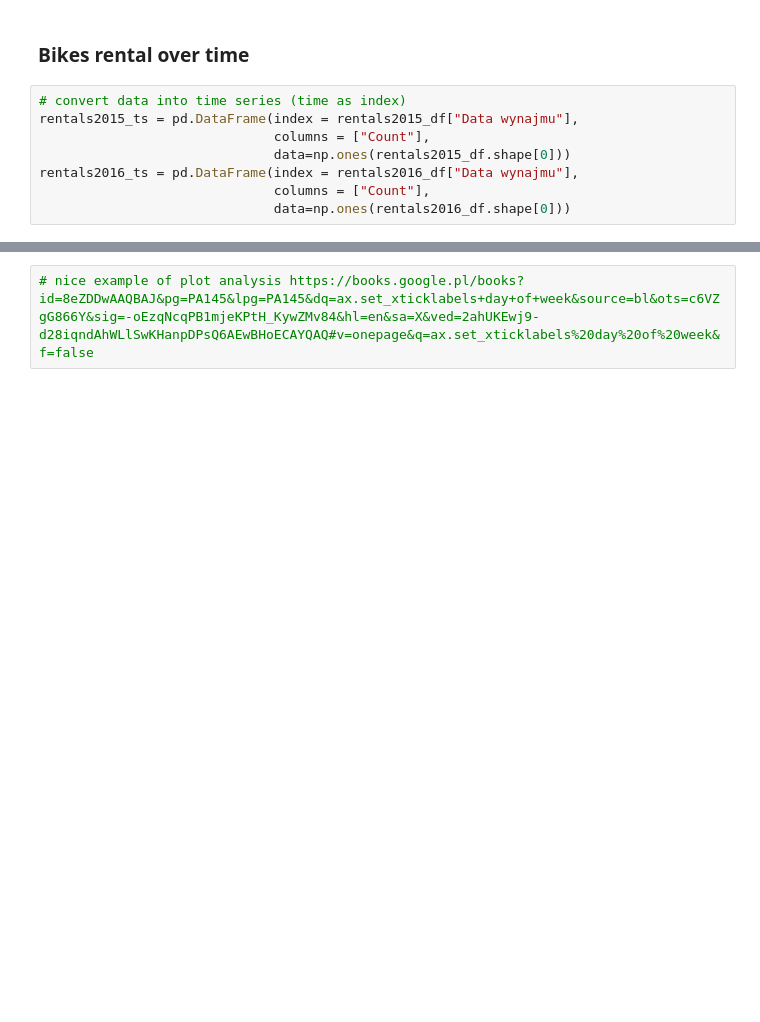
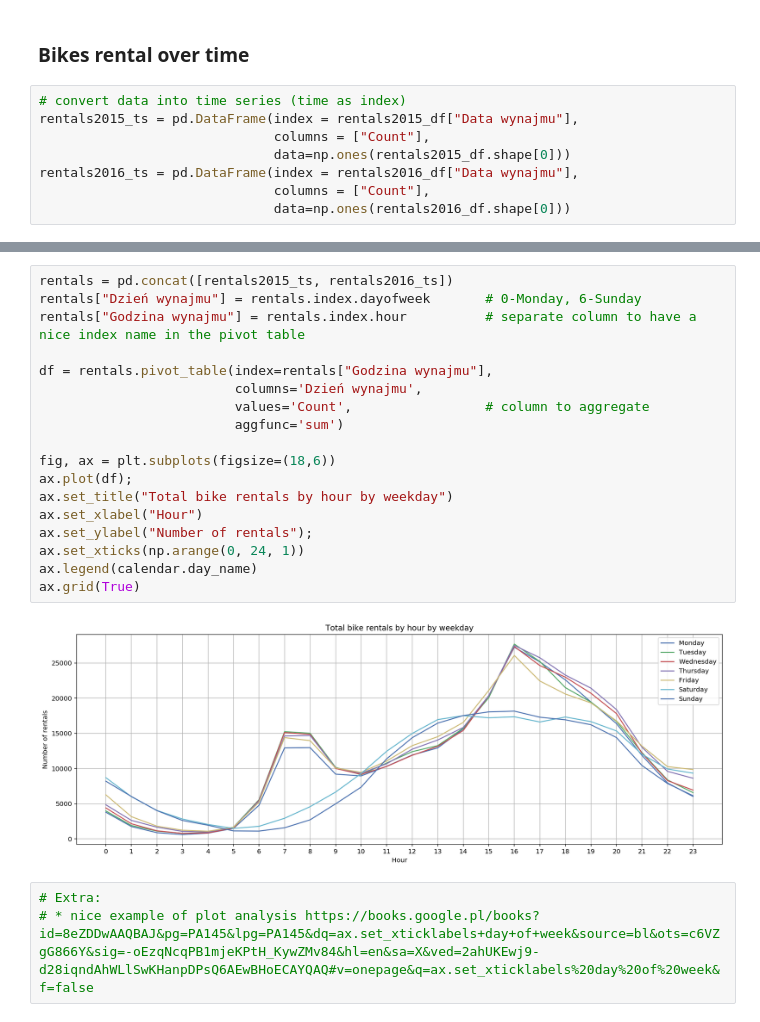
Before and after one commit to mariuszrokita/bike-sharing-demand, a Jupyter notebook: notebooks/wroclawski-rower-miejski/initial-data-exploration.ipynb, the cells around one changed output, grey strips where cells are left out. Saved outputs shown, nothing was run; the diff lists cells and outputs as text; blank space fills up the shorter version.

```diff
--- a/notebooks/wroclawski-rower-miejski/initial-data-exploration.ipynb
+++ b/notebooks/wroclawski-rower-miejski/initial-data-exploration.ipynb
@@ -451,5 +408,26 @@ ax.xaxis.grid(True, 'minor')
+# %%
+rentals = pd.concat([rentals2015_ts, rentals2016_ts])
+rentals["Dzień wynajmu"] = rentals.index.dayofweek       # 0-Monday, 6-Sunday
+rentals["Godzina wynajmu"] = rentals.index.hour          # separate column to have a nice index name in the pivot table
+
+df = rentals.pivot_table(index=rentals["Godzina wynajmu"],
+                         columns='Dzień wynajmu',
+                         values='Count',                 # column to aggregate
+                         aggfunc='sum')
+
+fig, ax = plt.subplots(figsize=(18,6))
+ax.plot(df);
+ax.set_title("Total bike rentals by hour by weekday")
+ax.set_xlabel("Hour")
+ax.set_ylabel("Number of rentals");
+ax.set_xticks(np.arange(0, 24, 1))
+ax.legend(calendar.day_name)
+ax.grid(True)
+# %% [output]
+[figure, added]
 # %%
-# nice example of plot analysis https://books.google.pl/books?id=8eZDDwAAQBAJ&pg=PA145&lpg=PA145&dq=ax.set_xticklabels+day+of+week&source=bl&ots=c6VZgG866Y&sig=-oEzqNcqPB1mjeKPtH_KywZMv84&hl=en&sa=X&ved=2ahUKEwj9-d28iqndAhWLlSwKHanpDPsQ6AEwBHoECAYQAQ#v=onepage&q=ax.set_xticklabels%20day%20of%20week&f=false
+# Extra:
+# * nice example of plot analysis https://books.google.pl/books?id=8eZDDwAAQBAJ&pg=PA145&lpg=PA145&dq=ax.set_xticklabels+day+of+week&source=bl&ots=c6VZgG866Y&sig=-oEzqNcqPB1mjeKPtH_KywZMv84&hl=en&sa=X&ved=2ahUKEwj9-d28iqndAhWLlSwKHanpDPsQ6AEwBHoECAYQAQ#v=onepage&q=ax.set_xticklabels%20day%20of%20week&f=false
 # %% [markdown]
 TODO:
 - [x] number of rentals per day/week/month
```
Also changed, not shown: parts of 13 cells of this notebook.
